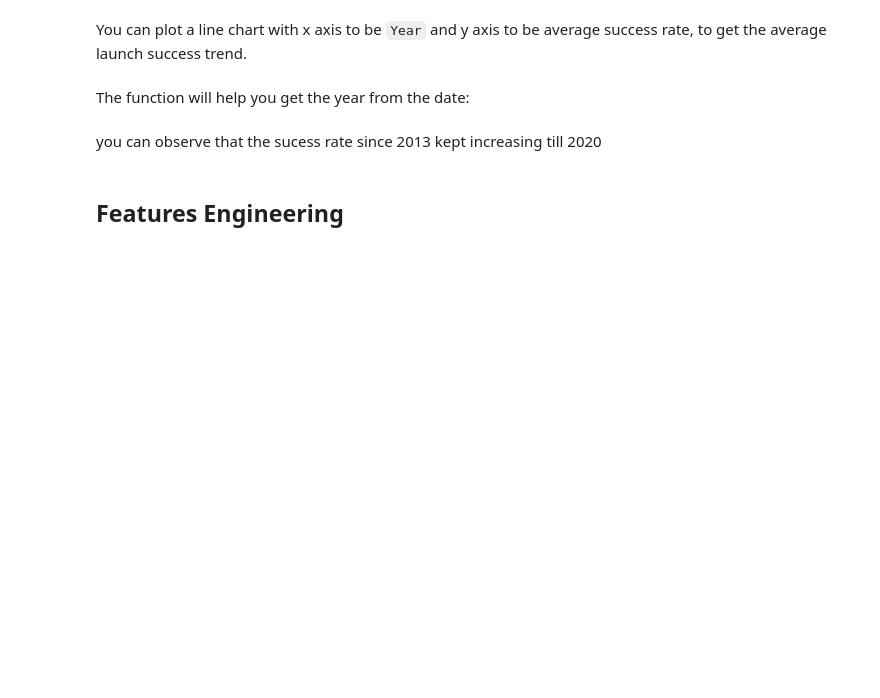
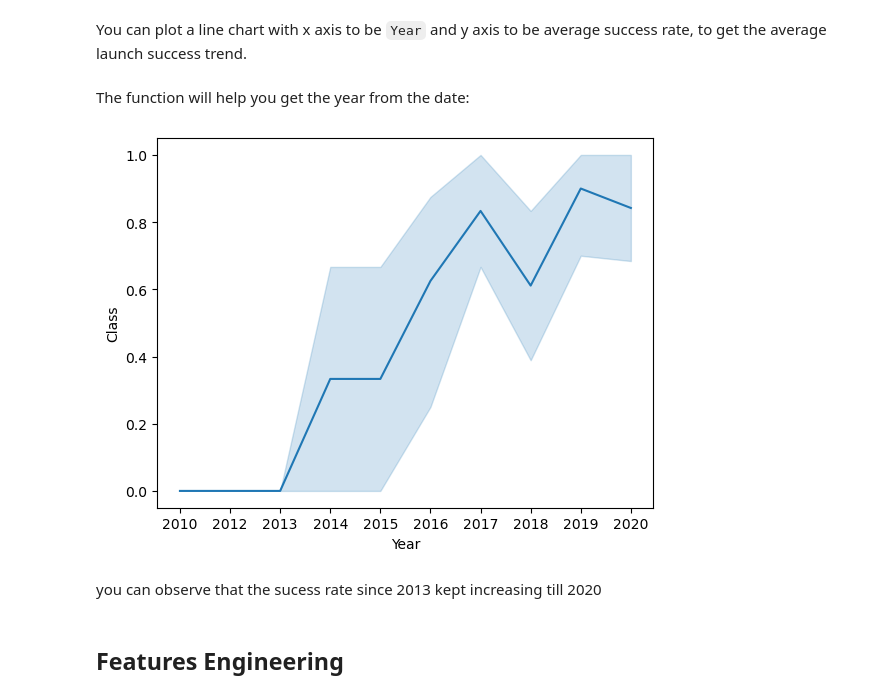
Before and after one commit to draithel11/test, a Jupyter notebook: jupyter-labs-eda-sql-coursera.ipynb, the cells around one changed output. Saved outputs shown, nothing was run; the diff lists cells and outputs as text; code cells hidden in the pictures; blank space fills up the shorter version.

```diff
--- a/jupyter-labs-eda-sql-coursera.ipynb
+++ b/jupyter-labs-eda-sql-coursera.ipynb
@@ -161,6 +163,11 @@ def Extract_year(date):
     return year
 # %%
 # Plot a line chart with x axis to be the extracted year and y axis to be the success rate
+df['Year'] = Extract_year('Date')
+sns.lineplot(data=df, x='Year', y='Class')
+plt.show()
+# %% [output]
+[figure, added]
 # %% [markdown]
 you can observe that the sucess rate since 2013 kept increasing till 2020
 # %% [markdown]
```
Also changed, not shown: parts of 5 cells of this notebook.
